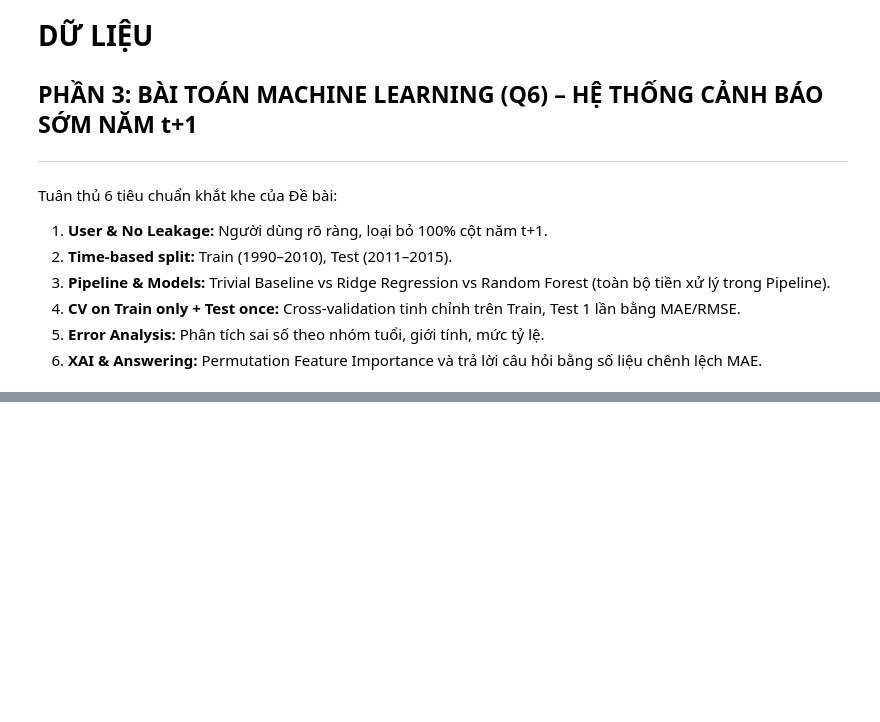
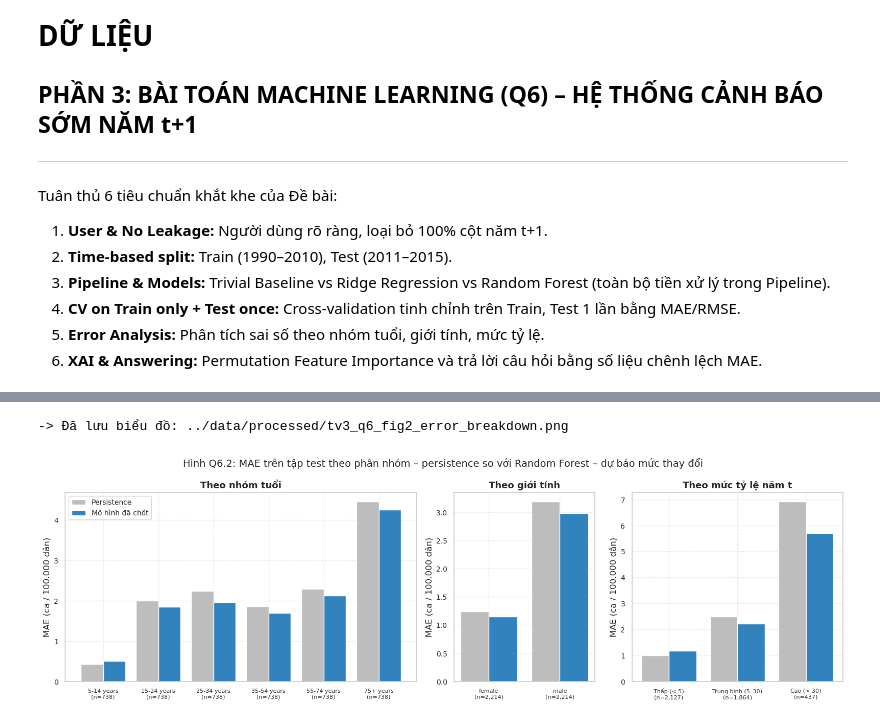
Before and after one commit to 24122039Kien/HCMUS_HKD_program_for_data_scientists, a Jupyter notebook: notebooks/03_ml_question.ipynb, the cells around one changed output, grey strips where cells are left out. Saved outputs shown, nothing was run; the diff lists cells and outputs as text; code cells hidden in the pictures; blank space fills up the shorter version.

```diff
--- a/notebooks/03_ml_question.ipynb
+++ b/notebooks/03_ml_question.ipynb
@@ -34,0 +416,25 @@ print("Scikit-learn và các công cụ Machine Learning đã sẵn sàng!")
+# %%
+fig, axes = plt.subplots(1, 3, figsize=(16, 5),
+                         gridspec_kw={'width_ratios': [3, 1.2, 1.8]})
+for ax, t, title in [(axes[0], err_age, 'Theo nhóm tuổi'),
+                     (axes[1], err_sex, 'Theo giới tính'),
+                     (axes[2], err_level, 'Theo mức tỷ lệ năm t')]:
+    x = np.arange(len(t))
+    ax.bar(x - 0.2, t['mae_base'], width=0.4, color='#bdbdbd',
+           label='Persistence')
+    ax.bar(x + 0.2, t['mae_model'], width=0.4, color='#3182bd',
+           label='Mô hình đã chốt')
+    ax.set_xticks(x)
+    ax.set_xticklabels([f"{i}\n(n={n:,})" for i, n in zip(t.index, t['n'])],
+                       fontsize=8)
+    ax.set_title(title)
+    ax.set_ylabel('MAE (ca / 100.000 dân)')
+axes[0].legend(loc='upper left')
+fig.suptitle('Hình Q6.2: MAE trên tập test theo phân nhóm – persistence so '
+             f'với {best_name}')
+fig.tight_layout()
+save_figure(fig, '../data/processed/tv3_q6_fig2_error_breakdown.png')
+plt.show()
+# %% [output]
+-> Đã lưu biểu đồ: ../data/processed/tv3_q6_fig2_error_breakdown.png
+[figure, added]
```
Also changed, not shown: parts of 20 cells of this notebook.
